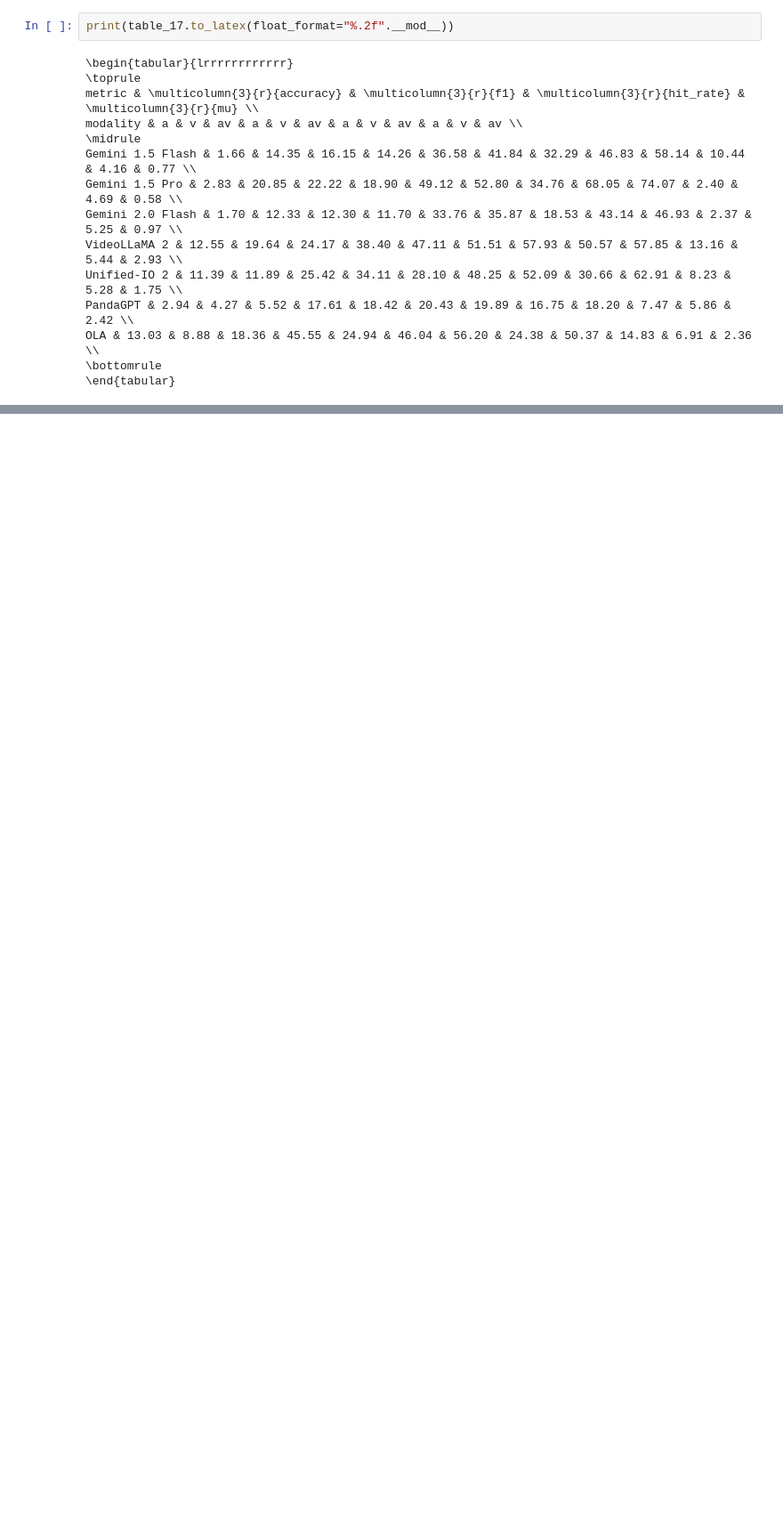
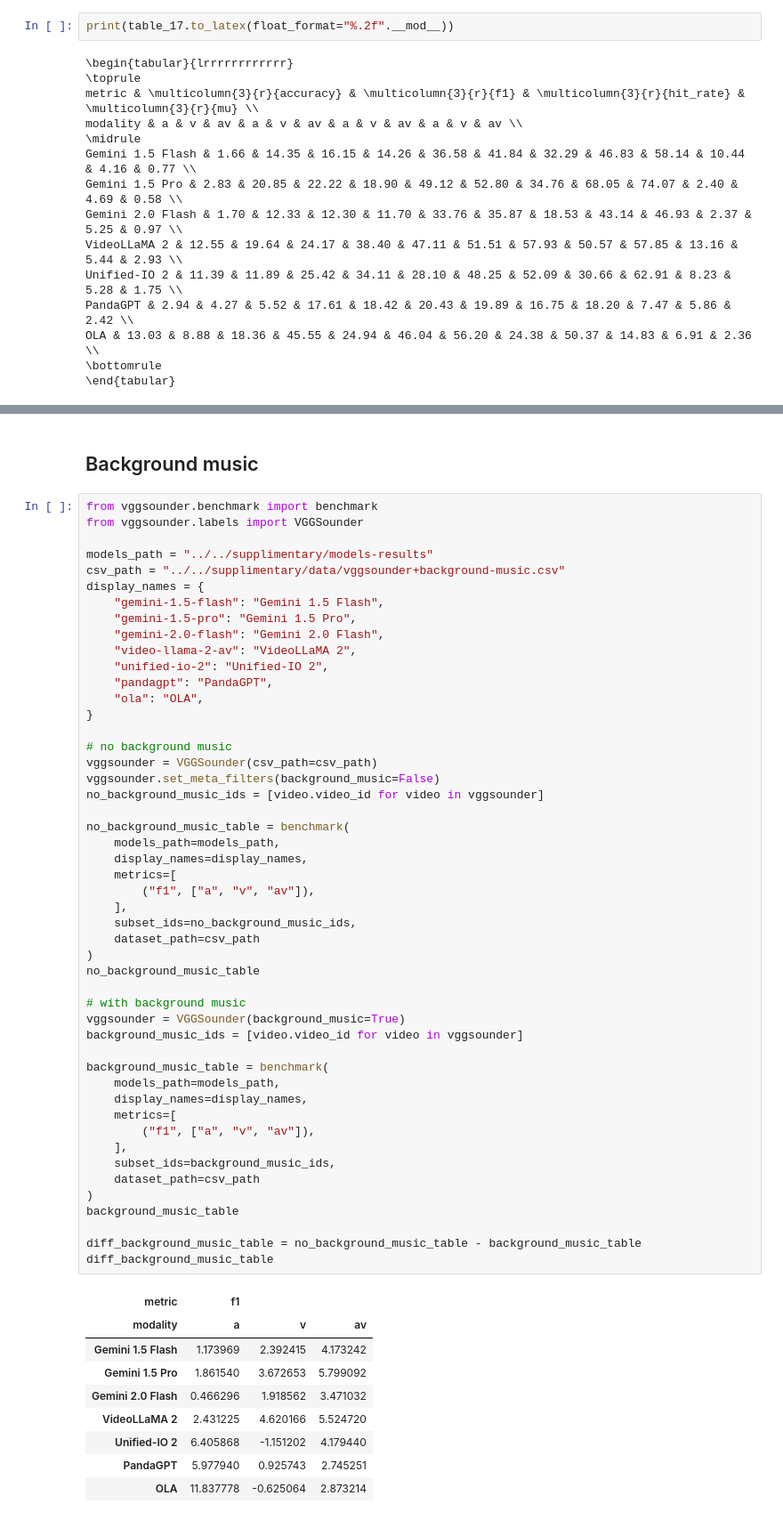
Before and after one commit to Bizilizi/VGGSounder, a Jupyter notebook: experiments/visualisations/metrics.ipynb, the cells around one changed output, grey strips where cells are left out. Shown at 89% size. Cells and saved outputs as stored; diff of their text form; blank space fills up the shorter version.

```diff
--- a/experiments/visualisations/metrics.ipynb
+++ b/experiments/visualisations/metrics.ipynb
@@ -948,0 +1033,61 @@ OLA & 13.03 & 8.88 & 18.36 & 45.55 & 24.94 & 46.04 & 56.20 & 24.38 & 50.37 & 14.
+# %% [markdown]
+## Background music
+# %%
+from vggsounder.benchmark import benchmark
+from vggsounder.labels import VGGSounder
+
+models_path = "../../supplimentary/models-results"
+csv_path = "../../supplimentary/data/vggsounder+background-music.csv"
+display_names = {
+    "gemini-1.5-flash": "Gemini 1.5 Flash",
+    "gemini-1.5-pro": "Gemini 1.5 Pro",
+    "gemini-2.0-flash": "Gemini 2.0 Flash",
+    "video-llama-2-av": "VideoLLaMA 2",
+    "unified-io-2": "Unified-IO 2",
+    "pandagpt": "PandaGPT",
+    "ola": "OLA",
+}
+
+# no background music
+vggsounder = VGGSounder(csv_path=csv_path)
+vggsounder.set_meta_filters(background_music=False)
+no_background_music_ids = [video.video_id for video in vggsounder]
+
+no_background_music_table = benchmark(
+    models_path=models_path,
+    display_names=display_names,
+    metrics=[
+        ("f1", ["a", "v", "av"]),
+    ],
+    subset_ids=no_background_music_ids,
+    dataset_path=csv_path
+)
+no_background_music_table
+
+# with background music
+vggsounder = VGGSounder(background_music=True)
+background_music_ids = [video.video_id for video in vggsounder]
+
+background_music_table = benchmark(
+    models_path=models_path,
+    display_names=display_names,
+    metrics=[
+        ("f1", ["a", "v", "av"]),
+    ],
+    subset_ids=background_music_ids,
+    dataset_path=csv_path
+)
+background_music_table
+
+diff_background_music_table = no_background_music_table - background_music_table
+diff_background_music_table
+# %% [output]
+| metric | f1 |  |  |
+| modality | a | v | av |
+| Gemini 1.5 Flash | 1.173969 | 2.392415 | 4.173242 |
+| Gemini 1.5 Pro | 1.861540 | 3.672653 | 5.799092 |
+| Gemini 2.0 Flash | 0.466296 | 1.918562 | 3.471032 |
+| VideoLLaMA 2 | 2.431225 | 4.620166 | 5.524720 |
+| Unified-IO 2 | 6.405868 | -1.151202 | 4.179440 |
+| PandaGPT | 5.977940 | 0.925743 | 2.745251 |
+| OLA | 11.837778 | -0.625064 | 2.873214 |
```
Also changed, not shown: parts of 8 cells of this notebook, 2 other files.
